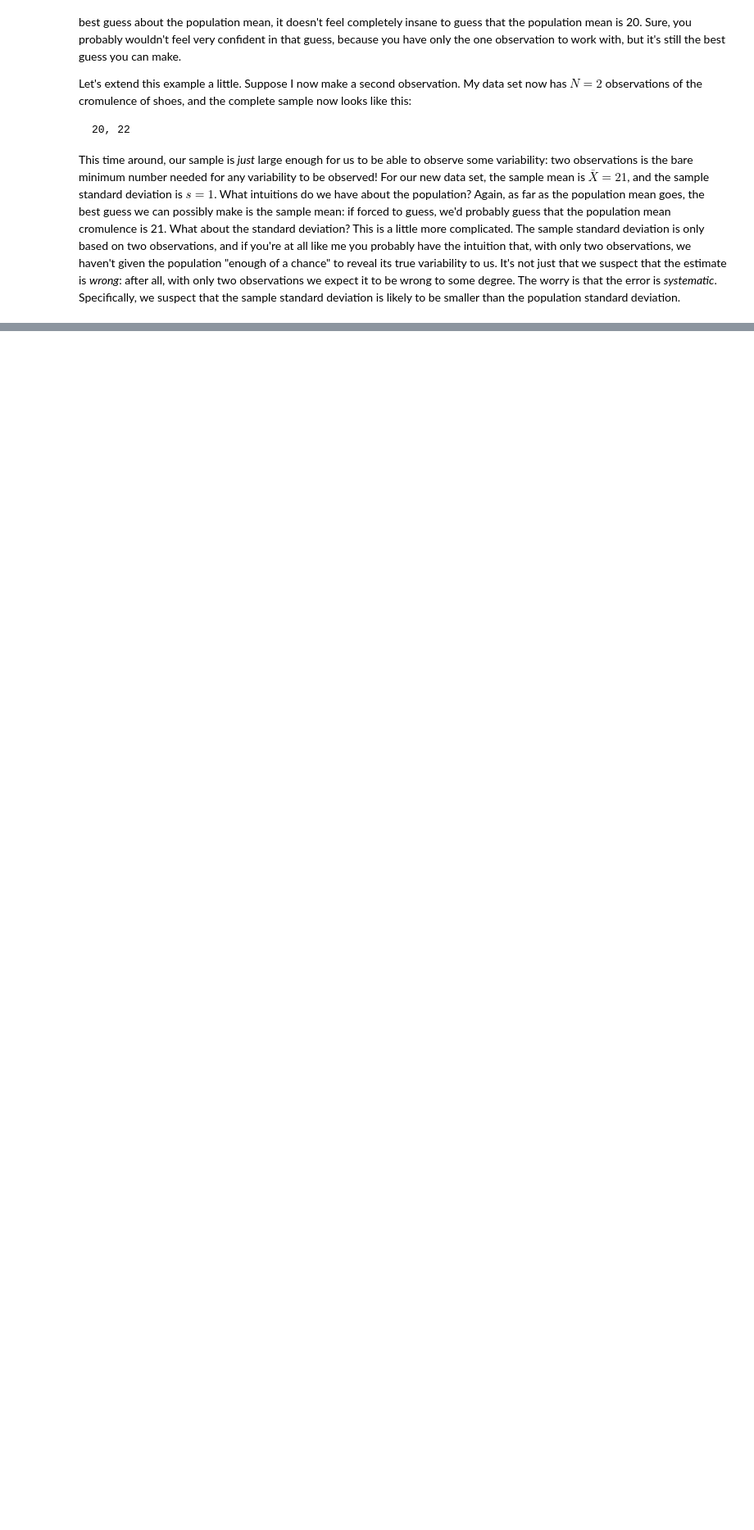
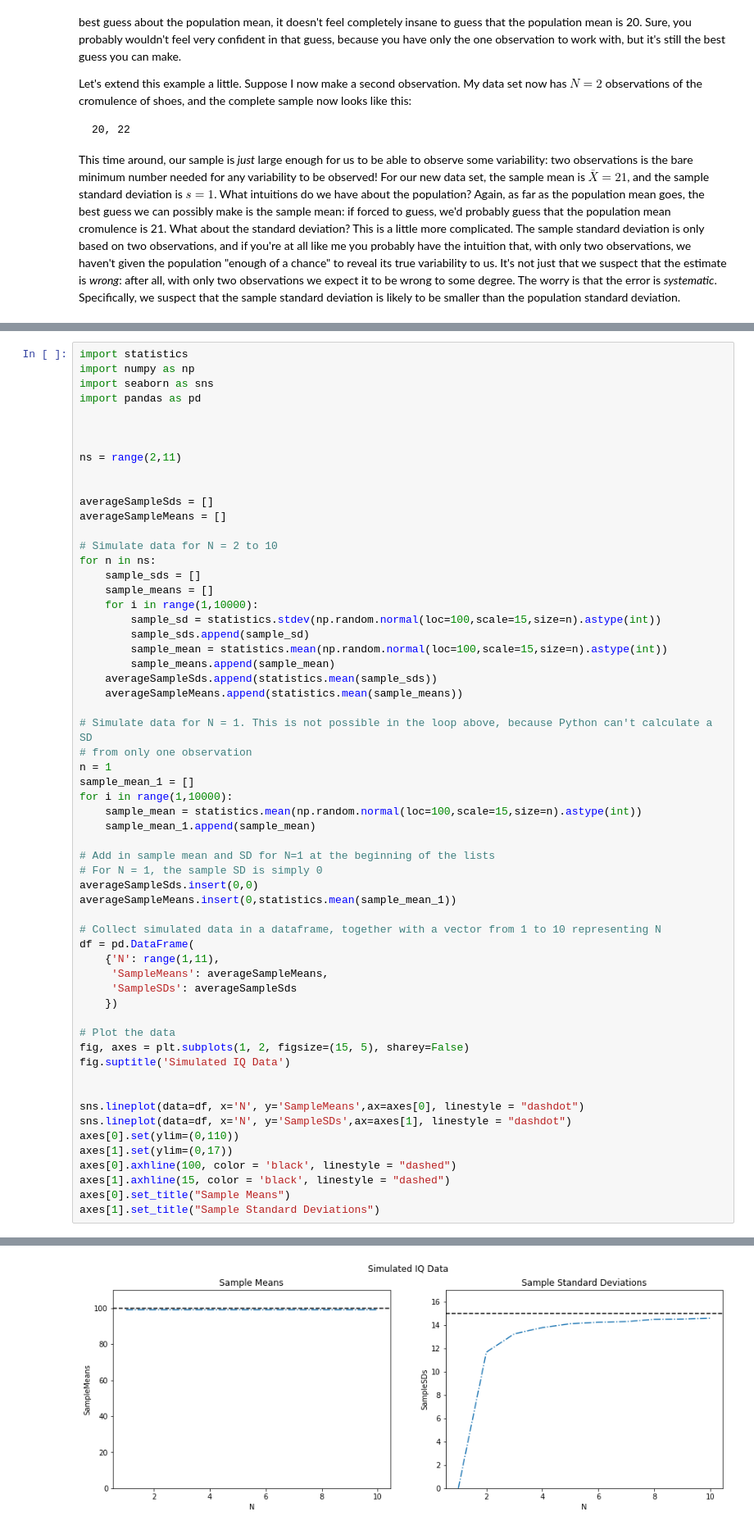
Before and after one commit to ethanweed/pythonbook, a Jupyter notebook: Book/_build/jupyter_execute/04.03-estimation.ipynb, the cells around one changed output, grey strips where cells are left out. Shown: that part at 82% size. Saved outputs shown, nothing was run; the diff lists cells and outputs as text; blank space fills up the shorter version.

```diff
--- a/Book/_build/jupyter_execute/04.03-estimation.ipynb
+++ b/Book/_build/jupyter_execute/04.03-estimation.ipynb
@@ -515,0 +525,60 @@ Now let's extend the simulation. Instead of restricting ourselves to the situati
+# %%
+import statistics
+import numpy as np
+import seaborn as sns
+import pandas as pd
+
+
+
+ns = range(2,11)
+
+
+averageSampleSds = []
+averageSampleMeans = []
+
+# Simulate data for N = 2 to 10
+for n in ns:
+    sample_sds = []
+    sample_means = []
+    for i in range(1,10000):
+        sample_sd = statistics.stdev(np.random.normal(loc=100,scale=15,size=n).astype(int))
+        sample_sds.append(sample_sd)
+        sample_mean = statistics.mean(np.random.normal(loc=100,scale=15,size=n).astype(int))
+        sample_means.append(sample_mean)
+    averageSampleSds.append(statistics.mean(sample_sds))
+    averageSampleMeans.append(statistics.mean(sample_means))
+
+# Simulate data for N = 1. This is not possible in the loop above, because Python can't calculate a SD
+# from only one observation
+n = 1
+sample_mean_1 = []
+for i in range(1,10000):
+    sample_mean = statistics.mean(np.random.normal(loc=100,scale=15,size=n).astype(int))
+    sample_mean_1.append(sample_mean)
+
+# Add in sample mean and SD for N=1 at the beginning of the lists
+# For N = 1, the sample SD is simply 0
+averageSampleSds.insert(0,0)
+averageSampleMeans.insert(0,statistics.mean(sample_mean_1))
+
+# Collect simulated data in a dataframe, together with a vector from 1 to 10 representing N
+df = pd.DataFrame(
+    {'N': range(1,11),
+     'SampleMeans': averageSampleMeans,
+     'SampleSDs': averageSampleSds
+    })
+
+# Plot the data
+fig, axes = plt.subplots(1, 2, figsize=(15, 5), sharey=False)
+fig.suptitle('Simulated IQ Data')
+
+
+sns.lineplot(data=df, x='N', y='SampleMeans',ax=axes[0], linestyle = "dashdot")
+sns.lineplot(data=df, x='N', y='SampleSDs',ax=axes[1], linestyle = "dashdot")
+axes[0].set(ylim=(0,110))
+axes[1].set(ylim=(0,17))
+axes[0].axhline(100, color = 'black', linestyle = "dashed")
+axes[1].axhline(15, color = 'black', linestyle = "dashed")
+axes[0].set_title("Sample Means")
+axes[1].set_title("Sample Standard Deviations")
+# %% [output]
@@ -516 +586,2 @@ Now let's extend the simulation. Instead of restricting ourselves to the situati
+[figure, added]
 # %% [markdown]
```
Also changed, not shown: parts of 23 cells of this notebook, 52 other files.
